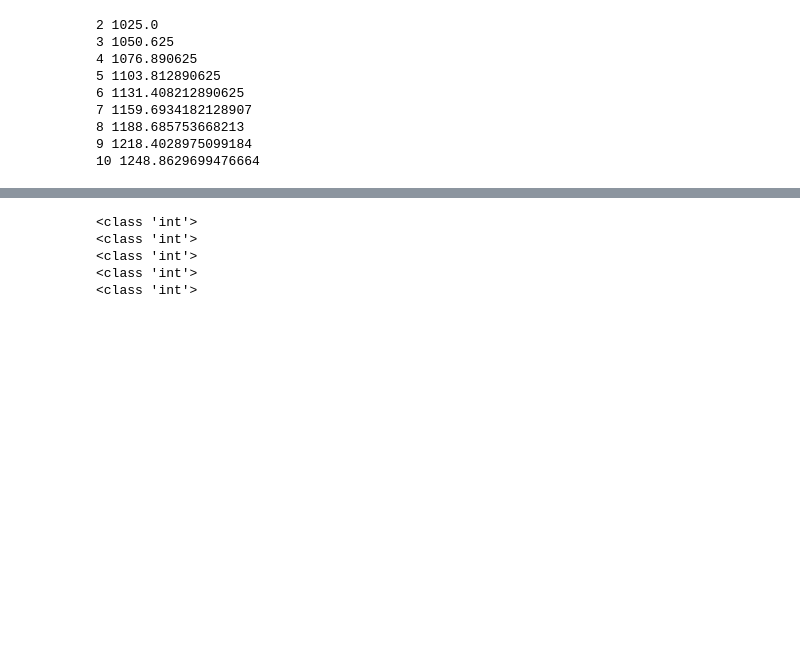
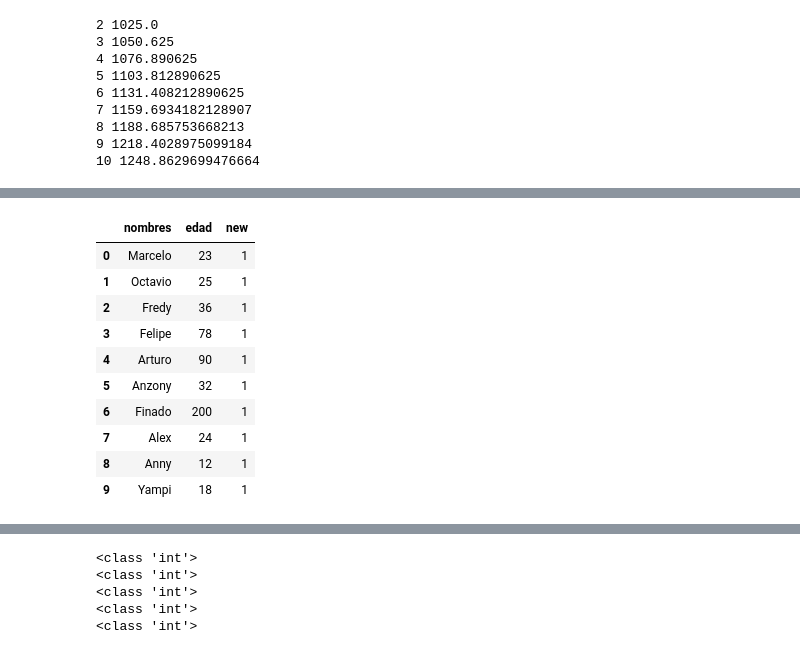
Before and after one commit to Robertopucp/1ECO35_R_PYTHON, a Jupyter notebook: Laboratorios/Lab2/Lab2_Python .ipynb, the cells around one changed output, grey strips where cells are left out. Drawn from its saved outputs; the diff is of its cells as text; code cells hidden in the pictures; blank space fills up the shorter version.

```diff
--- a/Laboratorios/Lab2/Lab2_Python .ipynb
+++ b/Laboratorios/Lab2/Lab2_Python .ipynb
@@ -287,3 +303,17 @@ personas = pd.DataFrame( data = data1)
+# %%
+personas
+# %% [output]
+|  | nombres | edad | new |
+| 0 | Marcelo | 23 | 1 |
+| 1 | Octavio | 25 | 1 |
+| 2 | Fredy | 36 | 1 |
+| 3 | Felipe | 78 | 1 |
+| 4 | Arturo | 90 | 1 |
+| 5 | Anzony | 32 | 1 |
+| 6 | Finado | 200 | 1 |
+| 7 | Alex | 24 | 1 |
+| 8 | Anny | 12 | 1 |
+| 9 | Yampi | 18 | 1 |
 # %%
 i = 0
 
```
Also changed, not shown: parts of 27 cells of this notebook, 5 other files.
